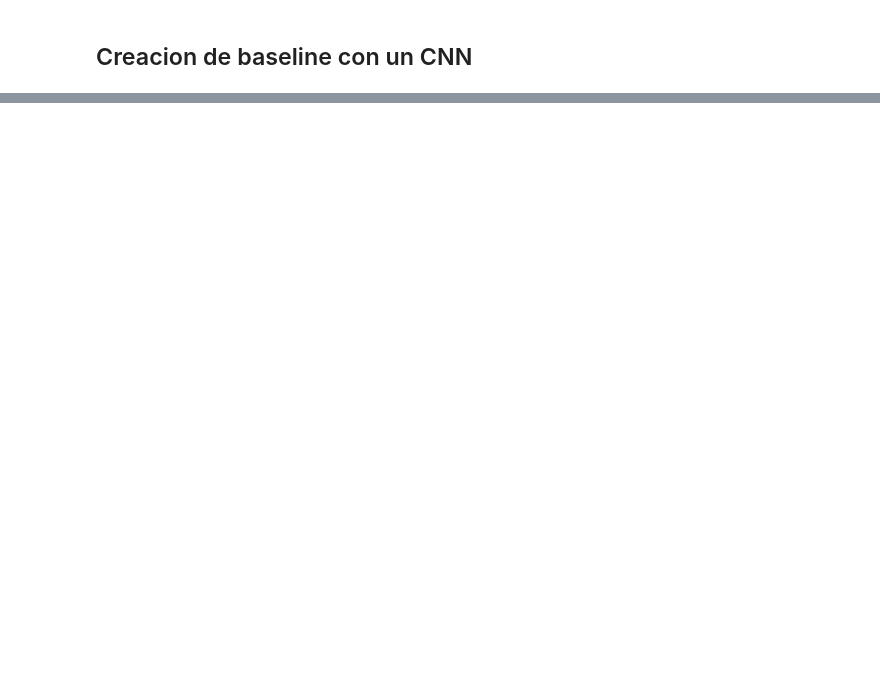
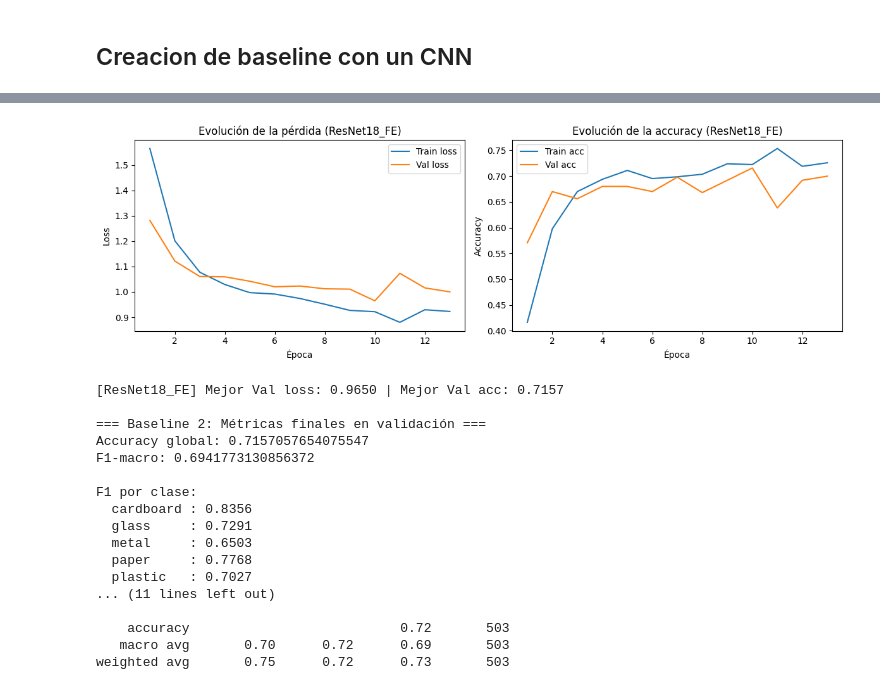
Before and after one commit to Neo820712/VCII, a Jupyter notebook: main.ipynb, the cells around one changed output, grey strips where cells are left out. Saved outputs shown, nothing was run; the diff lists cells and outputs as text; code cells hidden in the pictures; blank space fills up the shorter version.

```diff
--- a/main.ipynb
+++ b/main.ipynb
@@ -744,0 +1250,35 @@ Val loss (mejor): 1.2977 | Val acc (mejor): 0.5169
+# %%
+print("\n=== Baseline 2: ResNet18 como feature extractor (solo FC entrenable) ===")
+
+SEED = 42
+random.seed(SEED)
+np.random.seed(SEED)
+torch.manual_seed(SEED)
+if torch.cuda.is_available():
+    torch.cuda.manual_seed_all(SEED)
+
+
+resnet_fe = create_resnet18_model(
+    num_classes=num_classes,
+    feature_extractor=True,
+    unfreeze_last_block=False,
+)
+
+criterion_fe = nn.CrossEntropyLoss(weight=class_weights_tensor, label_smoothing=0.05)
+params_fe = [p for p in resnet_fe.parameters() if p.requires_grad]
+optimizer_fe = optim.AdamW(params_fe, lr=1e-3, weight_decay=1e-4)
+
+resnet_fe, logs_fe = train_model_with_logs(
+    resnet_fe,
+    train_loader,
+    val_loader,
+    criterion_fe,
+    optimizer_fe,
+    epochs=15,
+    patience=3,
+    exp_name="ResNet18_FE",
+)
+
+print("\n=== Baseline 2: Métricas finales en validación ===")
+metrics_resnet_fe = evaluate_classification_model(resnet_fe, val_loader, class_names, DEVICE)
+# %% [output]
@@ -744,0 +1300,18 @@ Val loss (mejor): 1.2977 | Val acc (mejor): 0.5169
+[figure, added]
+[ResNet18_FE] Mejor Val loss: 0.9650 | Mejor Val acc: 0.7157
+
+=== Baseline 2: Métricas finales en validación ===
+Accuracy global: 0.7157057654075547
+F1-macro: 0.6941773130856372
+
+F1 por clase:
+  cardboard : 0.8356
+  glass     : 0.7291
+  metal     : 0.6503
+  paper     : 0.7768
+  plastic   : 0.7027
+... (11 lines left out)
+
+    accuracy                           0.72       503
+   macro avg       0.70      0.72      0.69       503
+weighted avg       0.75      0.72      0.73       503
```
Also changed, not shown: parts of 19 cells of this notebook.
